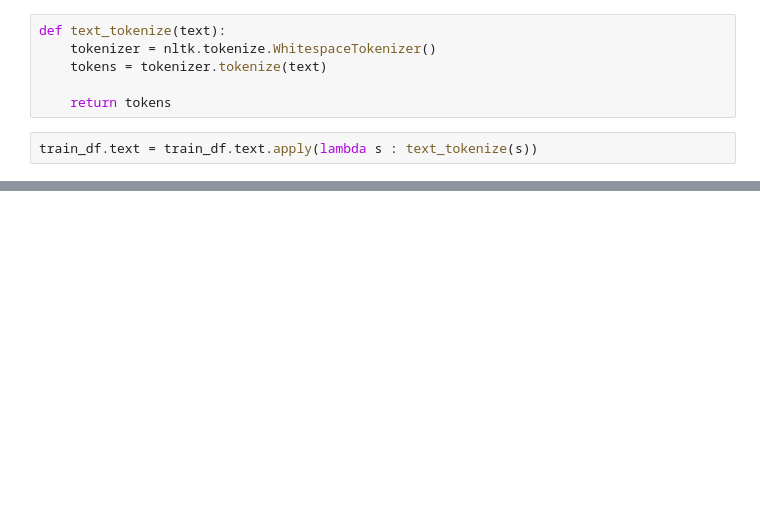
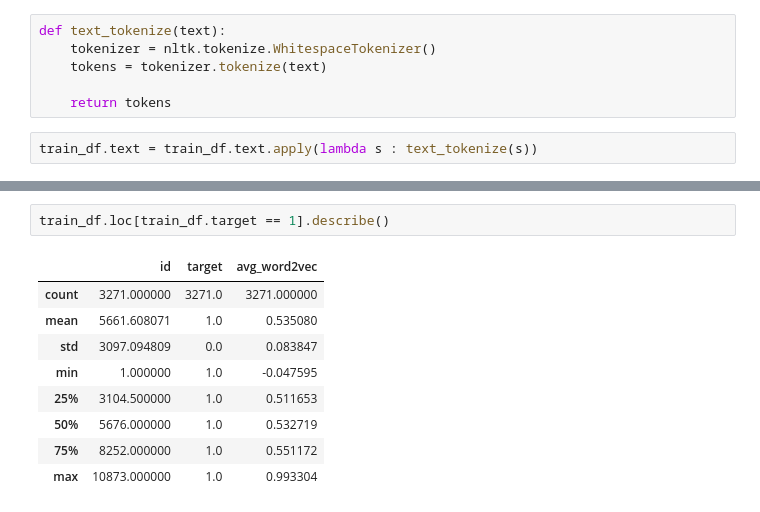
Before and after one commit to SeongwonTak/Data_Practices, a Jupyter notebook: Disaster_Tweeter/Disaster_Tweet_Classfication.ipynb, the cells around one changed output, grey strips where cells are left out. Saved outputs shown, nothing was run; the diff lists cells and outputs as text; blank space fills up the shorter version.

```diff
--- a/Disaster_Tweeter/Disaster_Tweet_Classfication.ipynb
+++ b/Disaster_Tweeter/Disaster_Tweet_Classfication.ipynb
@@ -325,0 +360,12 @@ def get_embeddings_word2vec(vectors, data):
+# %%
+train_df.loc[train_df.target == 1].describe()
+# %% [output]
+|  | id | target | avg_word2vec |
+| count | 3271.000000 | 3271.0 | 3271.000000 |
+| mean | 5661.608071 | 1.0 | 0.535080 |
+| std | 3097.094809 | 0.0 | 0.083847 |
+| min | 1.000000 | 1.0 | -0.047595 |
+| 25% | 3104.500000 | 1.0 | 0.511653 |
+| 50% | 5676.000000 | 1.0 | 0.532719 |
+| 75% | 8252.000000 | 1.0 | 0.551172 |
+| max | 10873.000000 | 1.0 | 0.993304 |
```
Also changed, not shown: parts of 39 cells of this notebook.
